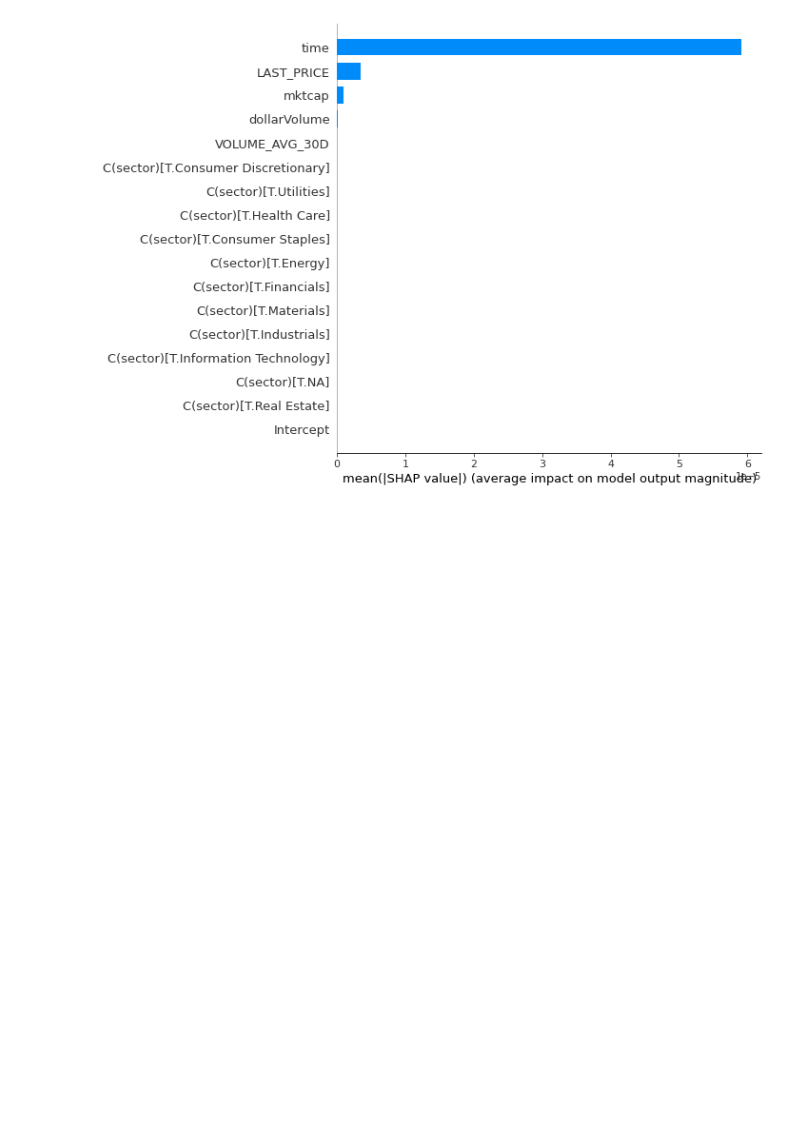
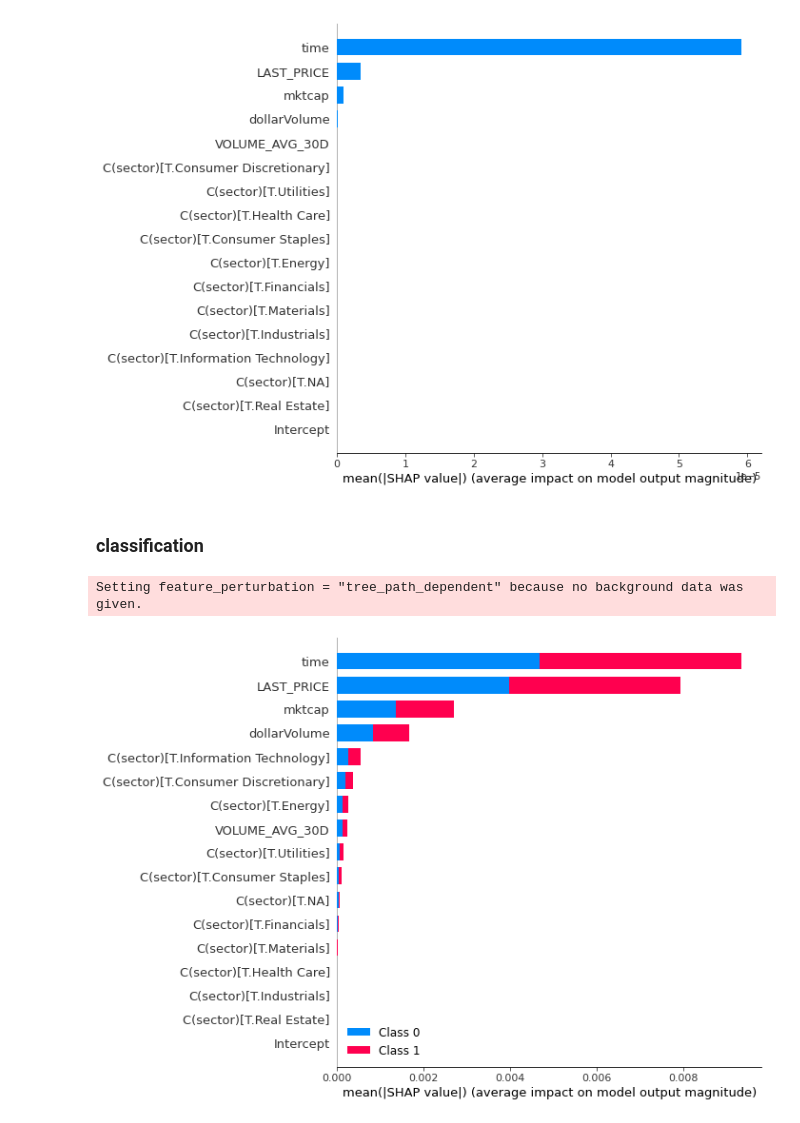
Before and after one commit to chengning-zhang/Intern-SWIB, a Jupyter notebook: First_week_report.ipynb, the cells around one changed output. Saved outputs shown, nothing was run; the diff lists cells and outputs as text; code cells hidden in the pictures; blank space fills up the shorter version.

```diff
--- a/First_week_report.ipynb
+++ b/First_week_report.ipynb
@@ -194,0 +200,10 @@ RandomForestRegressor(bootstrap=True, ccp_alpha=0.0, criterion='mse',
+# %%
+# Y to binary
+def pos_ind(a):
+  return 1 if a > 0 else 0
+Y_bi = [pos_ind(ele) for ele in Y]
+# split sample
+Y_tr = Y_bi[0:len(X_tr)]; Y_te = Y_bi[len(X_tr):]
+# %%
+clf = RandomForestClassifier(max_depth=2, random_state=0)
+clf.fit(X_tr, Y_tr)
@@ -224,3 +258,13 @@ shap.dependence_plot("time", shap_values2, X)
 shap.summary_plot(shap_values2, X, plot_type="bar")
 # %% [output]
 [figure]
+# %% [markdown]
+### classification
+# %%
+explainer = shap.TreeExplainer(clf)
+shap_values2 = explainer.shap_values(X)
+
+shap.summary_plot(shap_values2, X)
+# %% [output]
+Setting feature_perturbation = "tree_path_dependent" because no background data was given.
+[figure, added]
```
Also changed, not shown: parts of 8 cells of this notebook.
